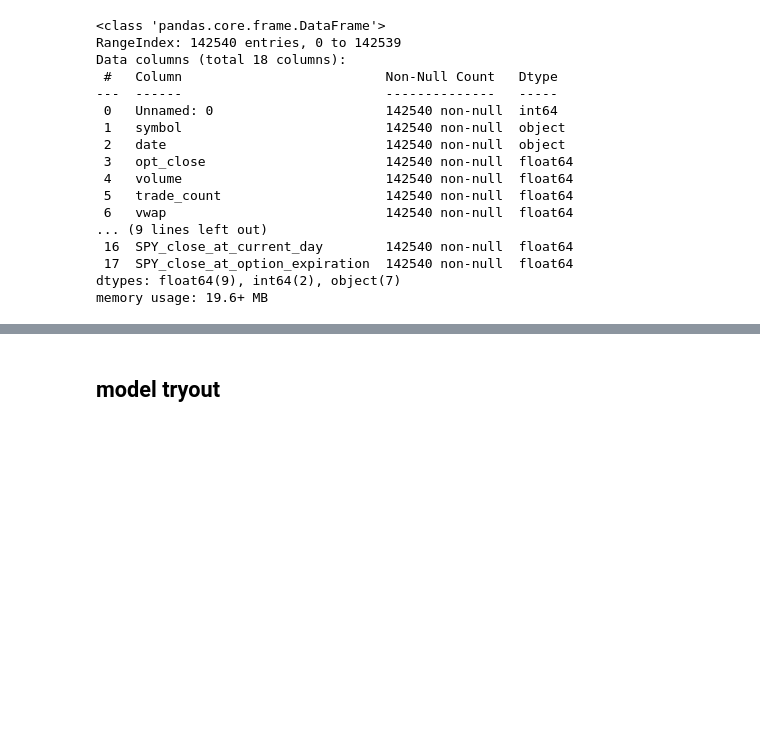
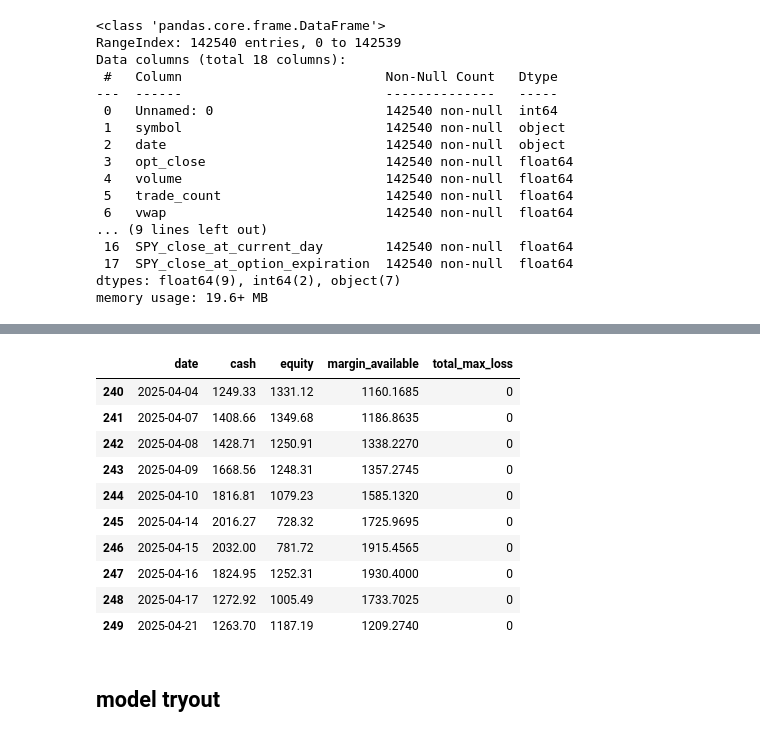
Before and after one commit to principlepauli/Butterflies-, a Jupyter notebook: Strategy/Option_Butterfly_1.ipynb, the cells around one changed output, grey strips where cells are left out. Cells and saved outputs as stored; diff of their text form; code cells hidden in the pictures; blank space fills up the shorter version.

```diff
--- a/Strategy/Option_Butterfly_1.ipynb
+++ b/Strategy/Option_Butterfly_1.ipynb
@@ -342,3 +347,17 @@ results_df#equity_df
+# %%
+equity_df.tail(10)
+# %% [output]
+|  | date | cash | equity | margin_available | total_max_loss |
+| 240 | 2025-04-04 | 1249.33 | 1331.12 | 1160.1685 | 0 |
+| 241 | 2025-04-07 | 1408.66 | 1349.68 | 1186.8635 | 0 |
+| 242 | 2025-04-08 | 1428.71 | 1250.91 | 1338.2270 | 0 |
+| 243 | 2025-04-09 | 1668.56 | 1248.31 | 1357.2745 | 0 |
+| 244 | 2025-04-10 | 1816.81 | 1079.23 | 1585.1320 | 0 |
+| 245 | 2025-04-14 | 2016.27 | 728.32 | 1725.9695 | 0 |
+| 246 | 2025-04-15 | 2032.00 | 781.72 | 1915.4565 | 0 |
+| 247 | 2025-04-16 | 1824.95 | 1252.31 | 1930.4000 | 0 |
+| 248 | 2025-04-17 | 1272.92 | 1005.49 | 1733.7025 | 0 |
+| 249 | 2025-04-21 | 1263.70 | 1187.19 | 1209.2740 | 0 |
 # %% [markdown]
 ## model tryout
 # %%
```
Also changed, not shown: parts of 7 cells of this notebook, 1 other file.
